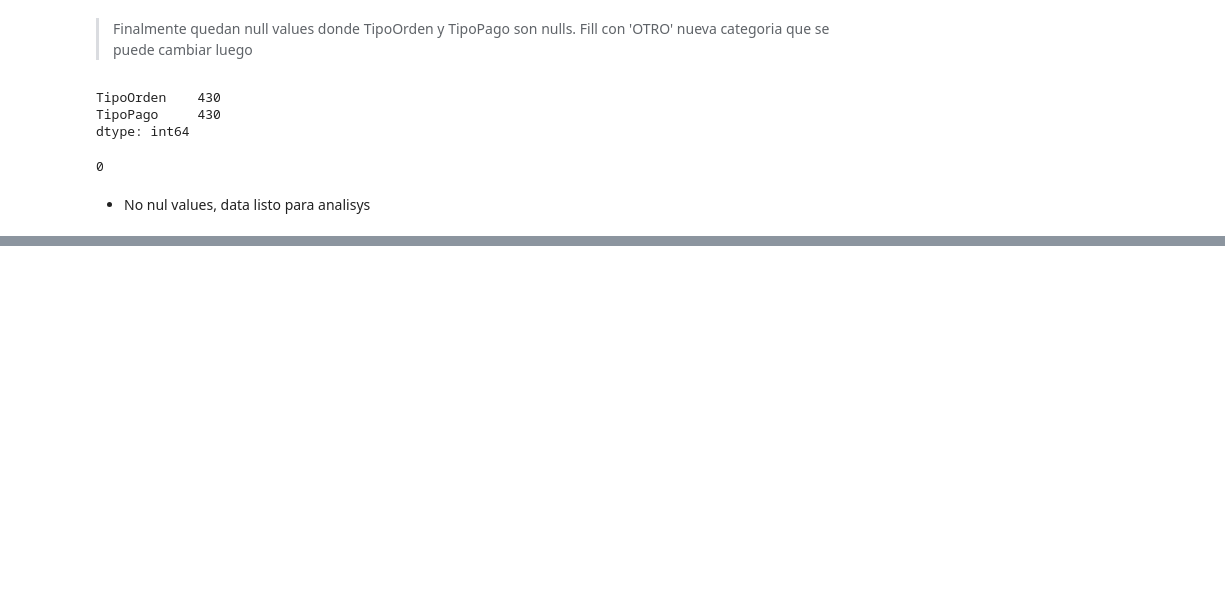
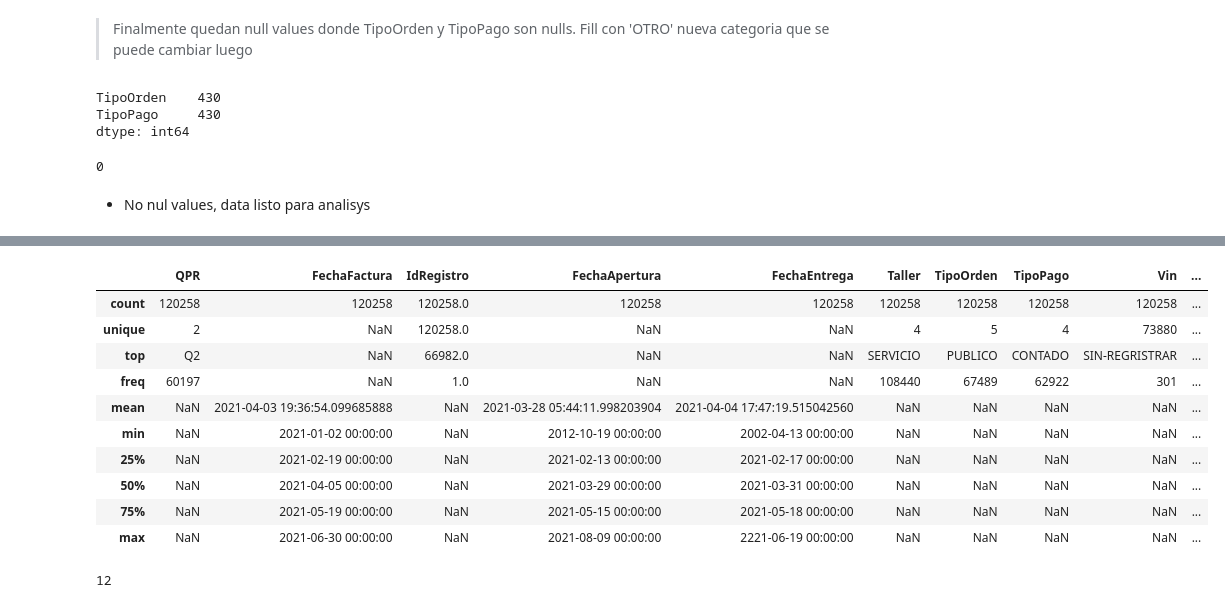
Before and after one commit to DRPproton/dealer_analysis, a Jupyter notebook: prueba.ipynb, the cells around one changed output, grey strips where cells are left out. Cells and saved outputs as stored; diff of their text form; code cells hidden in the pictures; blank space fills up the shorter version.

```diff
--- a/prueba.ipynb
+++ b/prueba.ipynb
@@ -368,0 +416,18 @@ def get_summary_stats_by_columns(df):
+# %%
+df_num_clean.describe(exclude='number')
+# %% [output]
+|  | QPR | FechaFactura | IdRegistro | FechaApertura | FechaEntrega | Taller | TipoOrden | TipoPago | Vin | ... |
+| count | 120258 | 120258 | 120258.0 | 120258 | 120258 | 120258 | 120258 | 120258 | 120258 | ... |
+| unique | 2 | NaN | 120258.0 | NaN | NaN | 4 | 5 | 4 | 73880 | ... |
+| top | Q2 | NaN | 66982.0 | NaN | NaN | SERVICIO | PUBLICO | CONTADO | SIN-REGRISTRAR | ... |
+| freq | 60197 | NaN | 1.0 | NaN | NaN | 108440 | 67489 | 62922 | 301 | ... |
+| mean | NaN | 2021-04-03 19:36:54.099685888 | NaN | 2021-03-28 05:44:11.998203904 | 2021-04-04 17:47:19.515042560 | NaN | NaN | NaN | NaN | ... |
+| min | NaN | 2021-01-02 00:00:00 | NaN | 2012-10-19 00:00:00 | 2002-04-13 00:00:00 | NaN | NaN | NaN | NaN | ... |
+| 25% | NaN | 2021-02-19 00:00:00 | NaN | 2021-02-13 00:00:00 | 2021-02-17 00:00:00 | NaN | NaN | NaN | NaN | ... |
+| 50% | NaN | 2021-04-05 00:00:00 | NaN | 2021-03-29 00:00:00 | 2021-03-31 00:00:00 | NaN | NaN | NaN | NaN | ... |
+| 75% | NaN | 2021-05-19 00:00:00 | NaN | 2021-05-15 00:00:00 | 2021-05-18 00:00:00 | NaN | NaN | NaN | NaN | ... |
+| max | NaN | 2021-06-30 00:00:00 | NaN | 2021-08-09 00:00:00 | 2221-06-19 00:00:00 | NaN | NaN | NaN | NaN | ... |
+# %%
+cat_column_list = #
+# %% [output]
+12
```
Also changed, not shown: parts of 7 cells of this notebook, 1 other file.
